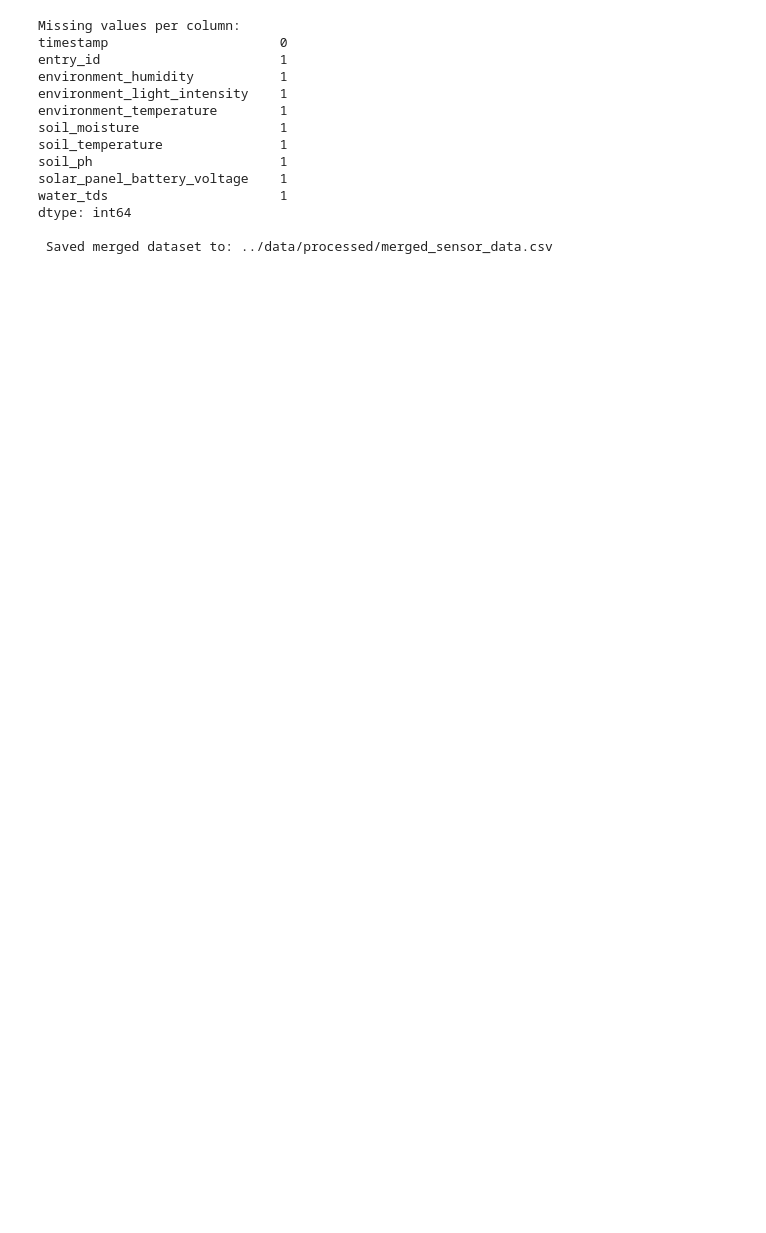
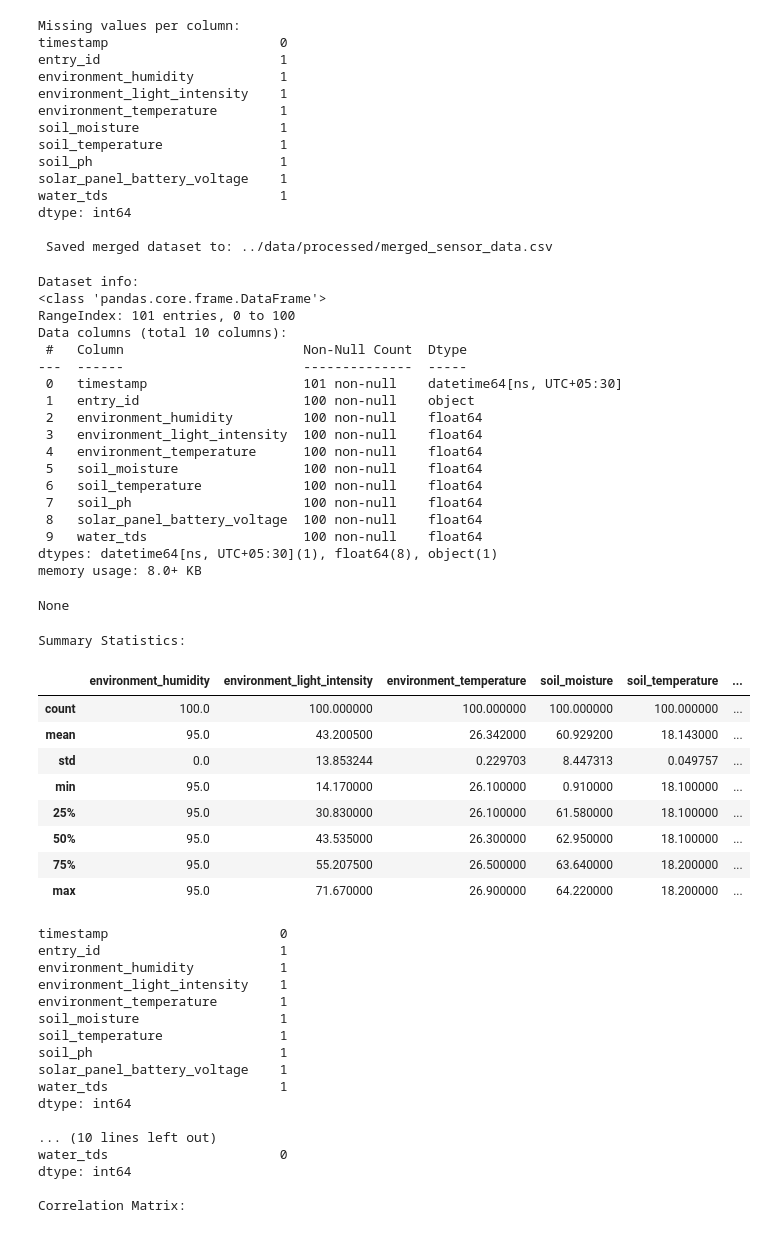
Before and after one commit to jeffiThomas/IoTAgricultureProject, a Jupyter notebook: code/AAI530-Project.ipynb, the cells around one changed output. Drawn from its saved outputs; the diff is of its cells as text; code cells hidden in the pictures; blank space fills up the shorter version.

```diff
--- a/code/AAI530-Project.ipynb
+++ b/code/AAI530-Project.ipynb
@@ -319,3 +319,82 @@ water_tds                      1
 dtype: int64
 
  Saved merged dataset to: ../data/processed/merged_sensor_data.csv
+# %%
+#CELL 5 - Exploratory Data Analysis and Missing Values Handling
+#Examine distributions, relationships, and prepare data for modeling
+
+#make a working copy of the master dataset
+eda_df = master_df.copy()
+
+#display basic dataset info (data types + non-null counts)
+print("Dataset info:")
+display(eda_df.info())
+
+#summary statistics for numeric sensor variables
+print("\nSummary Statistics:")
+display(eda_df.describe())
+
+#visual inspection of missing values
+#print("\nMissing values before handling:")
+print(eda_df.isna().sum())
+
+#since missing values are minimal (1 per sensor)
+#we use forward-fill followed by backward-fill to preserve time
+eda_df = eda_df.fillna(method="ffill").fillna(method="bfill")
+
+#verify missing values are handled
+print("\nMissing values after handling: ")
+print(eda_df.isna().sum())
+
+#correlation matrix to understand relationships between sensors
+correlation_matrix = eda_df.drop(columns=["timestamp", "entry_id"]).corr()
+
+print("\nCorrelation Matrix: ")
+display(correlation_matrix)
+# %% [output]
+Dataset info:
+<class 'pandas.core.frame.DataFrame'>
+RangeIndex: 101 entries, 0 to 100
+Data columns (total 10 columns):
+ #   Column                       Non-Null Count  Dtype
+---  ------                       --------------  -----
+ 0   timestamp                    101 non-null    datetime64[ns, UTC+05:30]
+ 1   entry_id                     100 non-null    object
+ 2   environment_humidity         100 non-null    float64
+ 3   environment_light_intensity  100 non-null    float64
+ 4   environment_temperature      100 non-null    float64
+ 5   soil_moisture                100 non-null    float64
+ 6   soil_temperature             100 non-null    float64
+ 7   soil_ph                      100 non-null    float64
+ 8   solar_panel_battery_voltage  100 non-null    float64
+ 9   water_tds                    100 non-null    float64
+dtypes: datetime64[ns, UTC+05:30](1), float64(8), object(1)
+memory usage: 8.0+ KB
+None
+Summary Statistics:
+|  | environment_humidity | environment_light_intensity | environment_temperature | soil_moisture | soil_temperature | ... |
+| count | 100.0 | 100.000000 | 100.000000 | 100.000000 | 100.000000 | ... |
+| mean | 95.0 | 43.200500 | 26.342000 | 60.929200 | 18.143000 | ... |
+| std | 0.0 | 13.853244 | 0.229703 | 8.447313 | 0.049757 | ... |
+| min | 95.0 | 14.170000 | 26.100000 | 0.910000 | 18.100000 | ... |
+| 25% | 95.0 | 30.830000 | 26.100000 | 61.580000 | 18.100000 | ... |
+| 50% | 95.0 | 43.535000 | 26.300000 | 62.950000 | 18.100000 | ... |
+| 75% | 95.0 | 55.207500 | 26.500000 | 63.640000 | 18.200000 | ... |
+| max | 95.0 | 71.670000 | 26.900000 | 64.220000 | 18.200000 | ... |
+timestamp                      0
+entry_id                       1
+environment_humidity           1
+environment_light_intensity    1
+environment_temperature        1
+soil_moisture                  1
+soil_temperature               1
+soil_ph                        1
+solar_panel_battery_voltage    1
+water_tds                      1
+dtype: int64
+
+... (10 lines left out)
+water_tds                      0
+dtype: int64
+
+Correlation Matrix:
```
Also changed, not shown: parts of 1 cell of this notebook.
